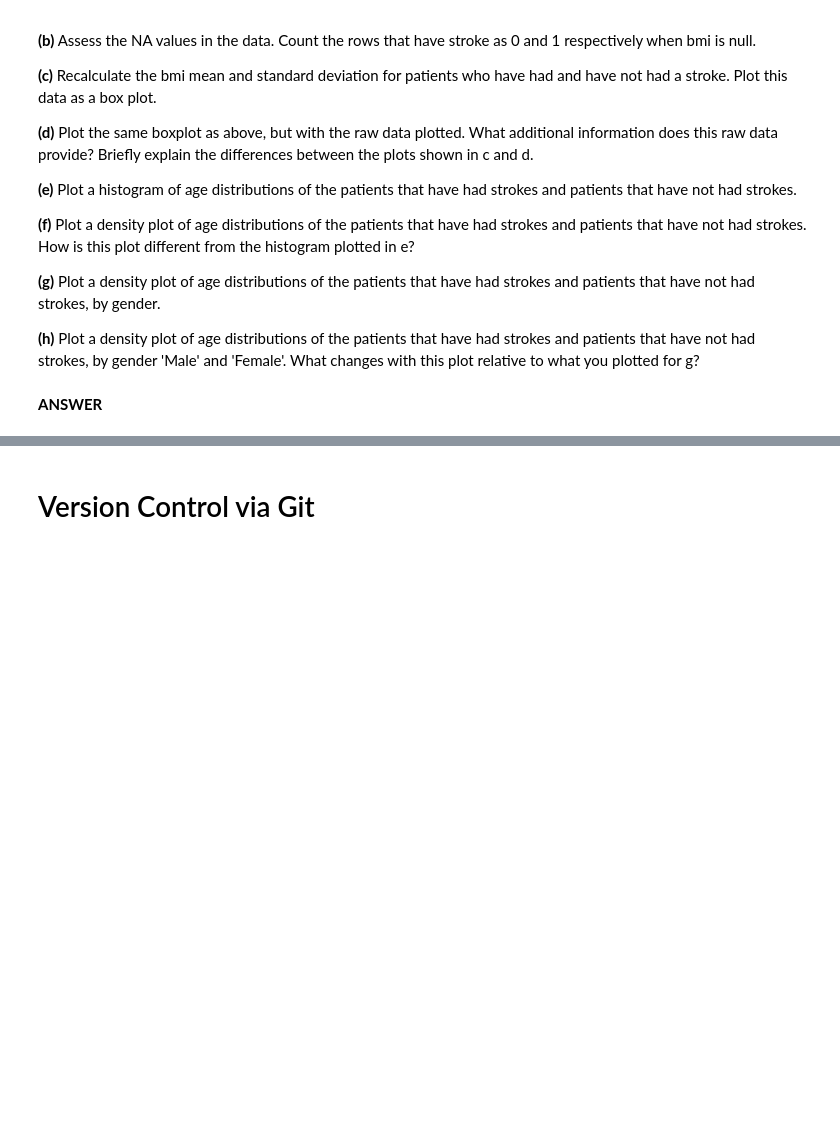
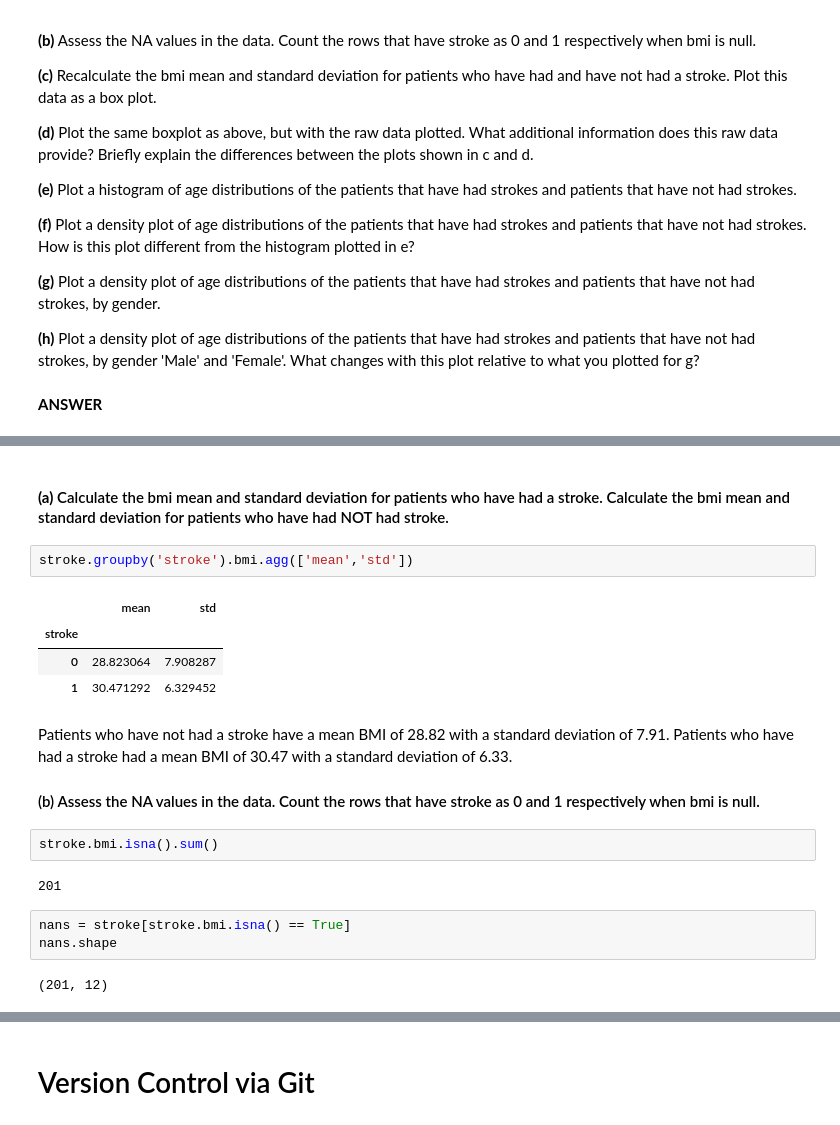
Before and after one commit to rbryan2001/CSCI_591, a Jupyter notebook: assignments/assignment_1.ipynb, the cells around one changed output, grey strips where cells are left out. Drawn from its saved outputs; the diff is of its cells as text; blank space fills up the shorter version.

```diff
--- a/assignments/assignment_1.ipynb
+++ b/assignments/assignment_1.ipynb
@@ -77,0 +108,22 @@ A stroke occurs when the blood flow to a part of the brain is reduced or restric
+# %% [markdown]
+#### **(a)** Calculate the bmi mean and standard deviation for patients who have had a stroke. Calculate the bmi mean and standard deviation for patients who have had NOT had stroke.
+# %%
+stroke.groupby('stroke').bmi.agg(['mean','std'])
+# %% [output]
+|  | mean | std |
+| stroke |  |  |
+| 0 | 28.823064 | 7.908287 |
+| 1 | 30.471292 | 6.329452 |
+# %% [markdown]
+Patients who have not had a stroke have a mean BMI of 28.82 with a standard deviation of 7.91. Patients who have had a stroke had a mean BMI of 30.47 with a standard deviation of 6.33.
+
+#### (b) Assess the NA values in the data. Count the rows that have stroke as 0 and 1 respectively when bmi is null.
+# %%
+stroke.bmi.isna().sum()
+# %% [output]
+201
+# %%
+nans = stroke[stroke.bmi.isna() == True]
+nans.shape
+# %% [output]
+(201, 12)
```
Also changed, not shown: parts of 7 cells of this notebook.
